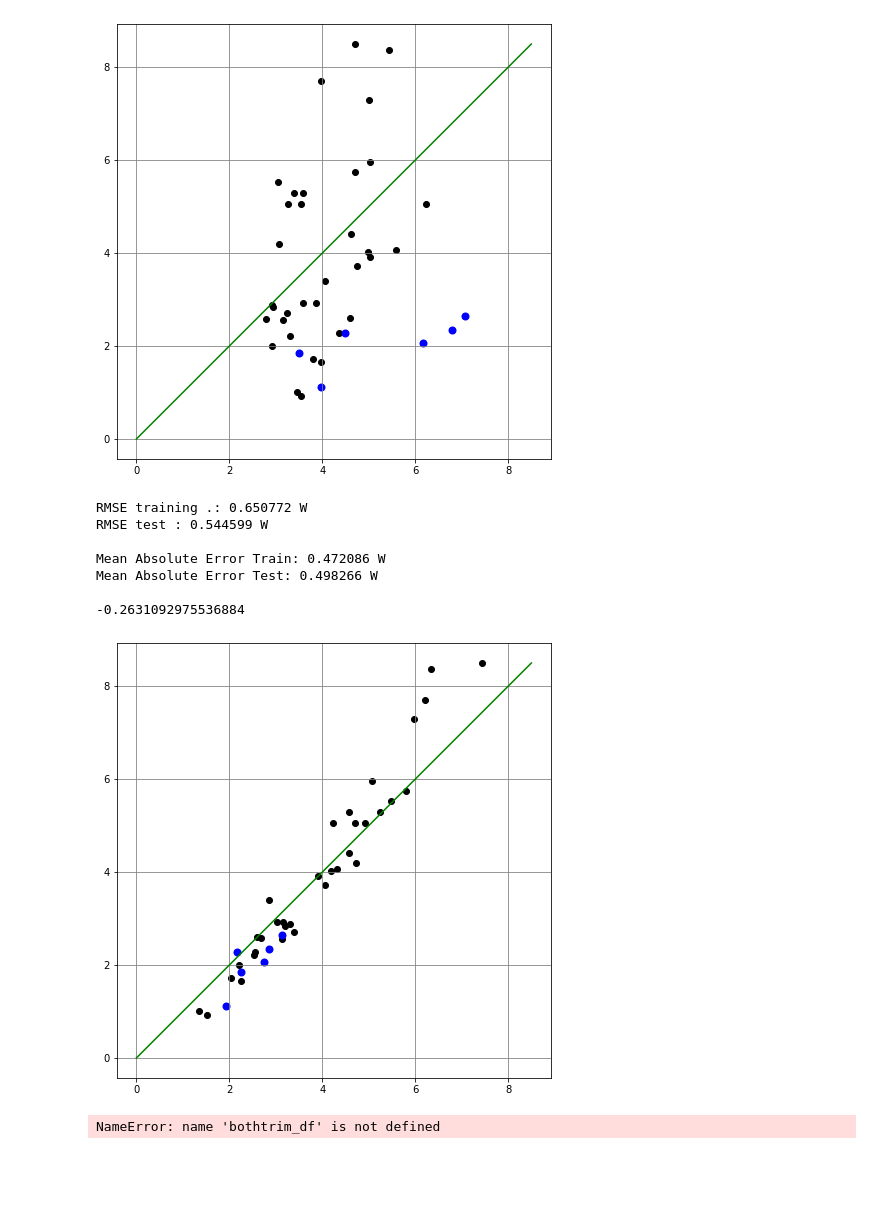
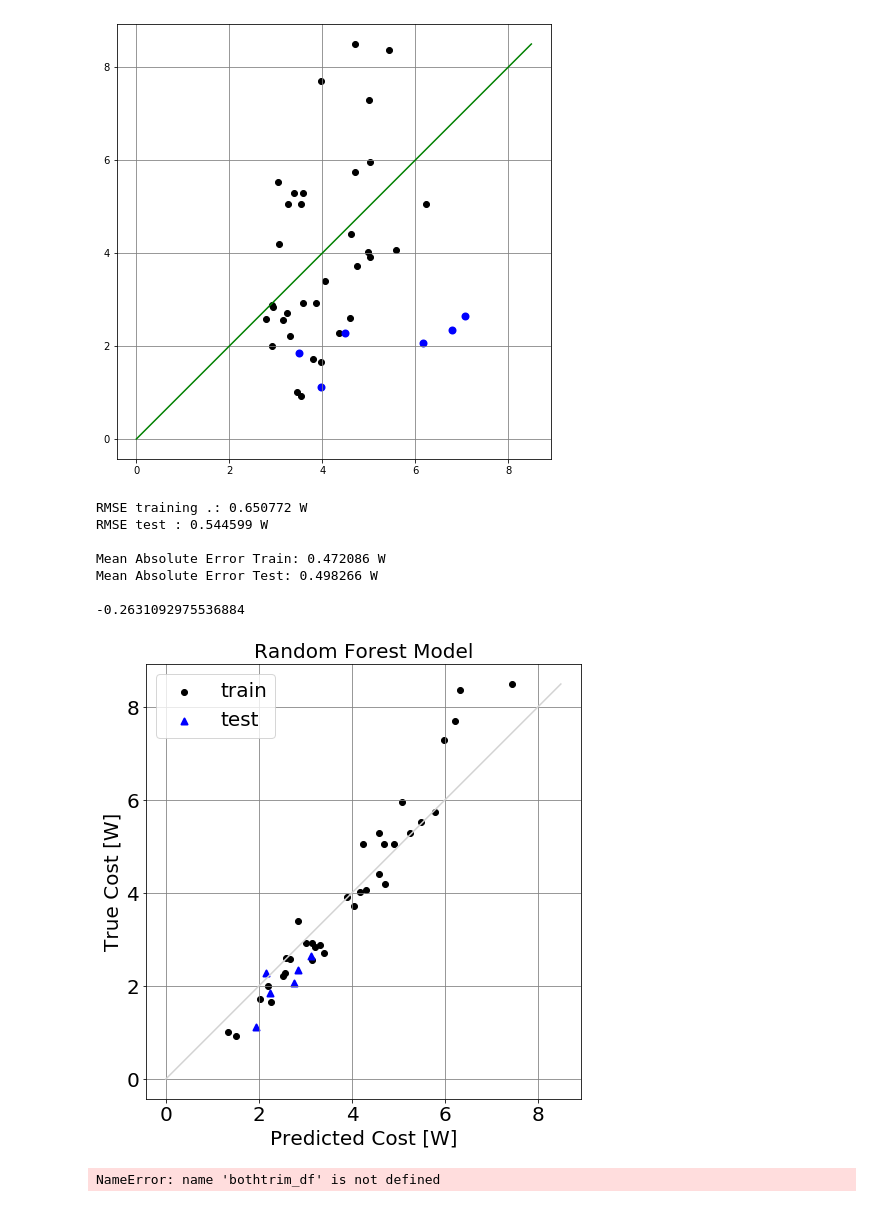
Before and after one commit to stingjp/muscleEnergyModel, a Jupyter notebook: grfToSingleMuscleMetabolics.ipynb, the cells around one changed output. Saved outputs shown, nothing was run; the diff lists cells and outputs as text; code cells hidden in the pictures; blank space fills up the shorter version.

```diff
--- a/grfToSingleMuscleMetabolics.ipynb
+++ b/grfToSingleMuscleMetabolics.ipynb
@@ -468,39 +493,45 @@ print('Mean Absolute Error Train: %f W' % mae_grfy_train_avg_rf)
 mae_grfy_test_avg_rf = mean_absolute_error(y_true=y_test_grfy_rf, y_pred=y_pred_grfy_rf)
 print('Mean Absolute Error Test: %f W\n' % mae_grfy_test_avg_rf)
 
 print(r2_score(y_true=y_test_grfy_rf, y_pred=y_pred_grfy_rf))
 # print(y_test_grfy_lg)
 # print(y_pred_grfy)
 
 # plotting the linear regression model
 fig = plt.figure(figsize=(8,8))
 ax = fig.add_subplot(111)
 
 plt.scatter(y_pred_grfy_train_rf, y_train_grfy_rf,
-    c='black')
+    c='black', label='train')
 plt.scatter(y_pred_grfy_rf, y_test_grfy_rf,
     c='blue',
-    linewidth=2)
+    linewidth=2, marker='^', label='test')
 plt.grid(color='grey')
-
+plt.legend(fontsize=20)
 # generate unity line
 unitx = np.linspace(0,max(Y_grfy),50)
 unity = unitx
-plt.plot(unitx,unity,'g-')
+plt.plot(unitx,unity,color='lightgrey')
+plt.xlabel('Predicted Cost [W]', fontsize=20)
+plt.ylabel('True Cost [W]', fontsize=20)
+plt.xticks(fontsize=20)
+plt.yticks(fontsize=20)
+ax.set_aspect('equal')
+plt.title('Random Forest Model', fontsize=20)
 
-ax.set_aspect('equal')
+plt.savefig('bflh_randomforest_ycurve.png', dpi=600)
 # plt.xlim((0,35))
 # plt.ylim((0,35))
 plt.show()
 # %% [output]
 RMSE training .: 0.650772 W
 RMSE test : 0.544599 W
 
 Mean Absolute Error Train: 0.472086 W
 Mean Absolute Error Test: 0.498266 W
 
 -0.2631092975536884
-[figure, old version]
+[figure, new version]
 # %%
 #######################################################
 ## single decision tree implementation
```
Also changed, not shown: parts of 1 cell of this notebook, 2 other files.
